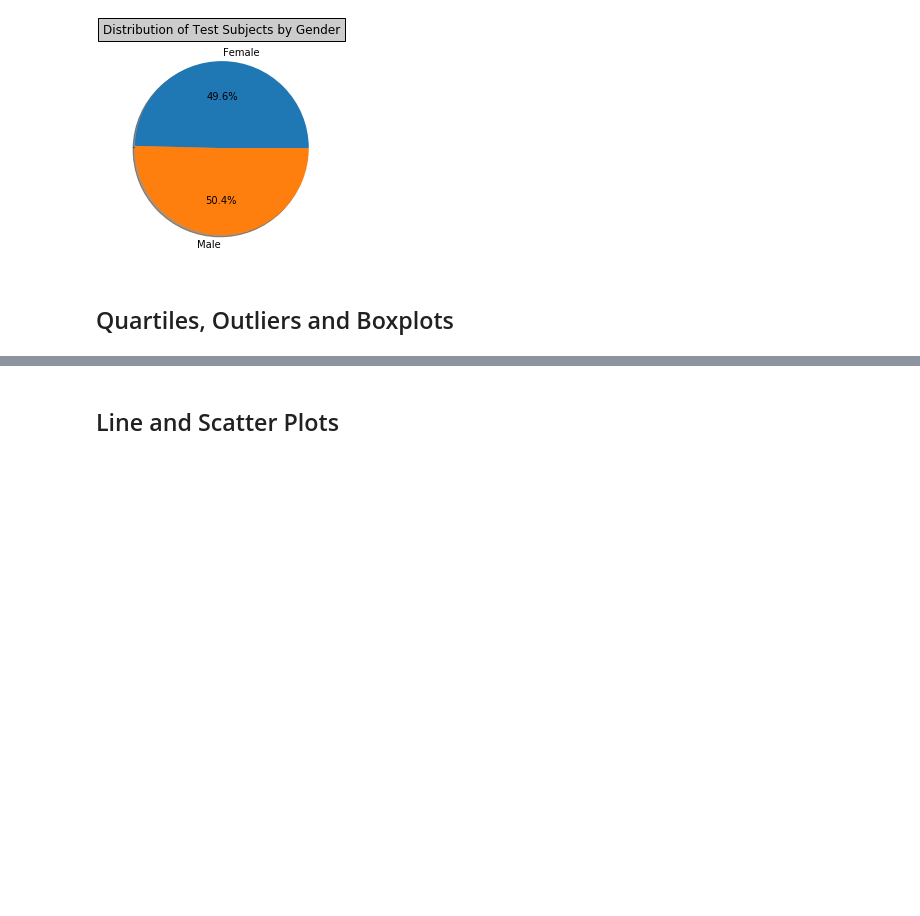
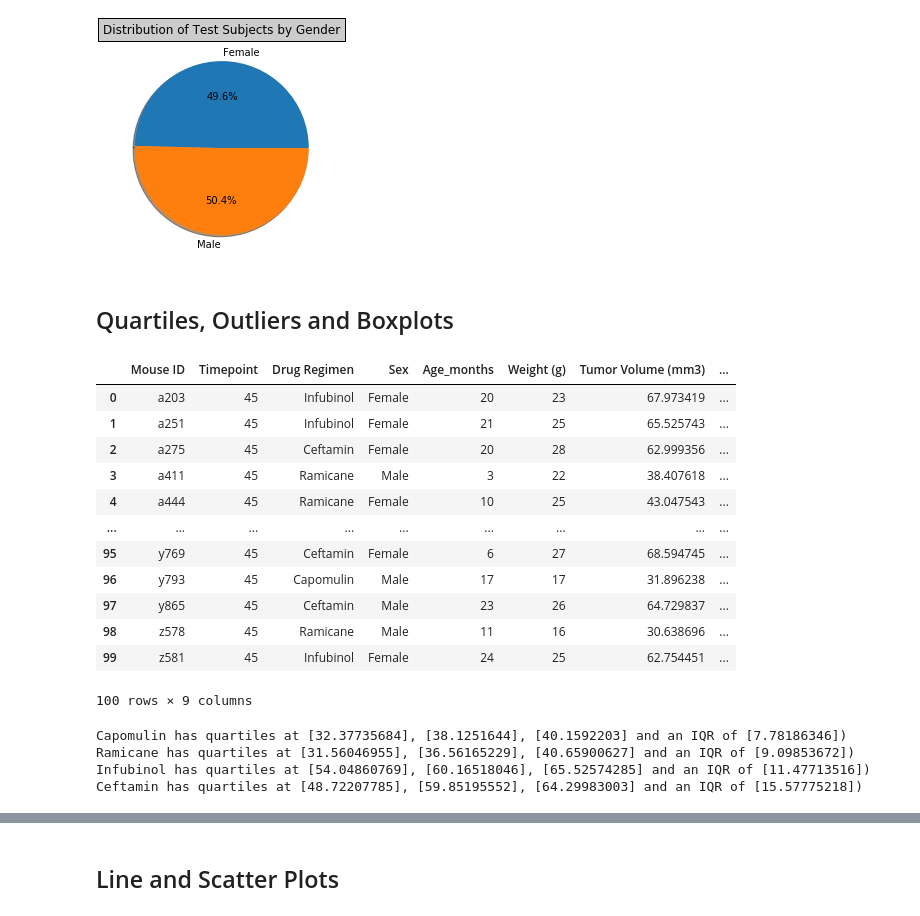
Before and after one commit to DataNinjaPrincess/matplotlib-challenge, a Jupyter notebook: pymaceuticals.ipynb, the cells around one changed output, grey strips where cells are left out. Cells and saved outputs as stored; diff of their text form; code cells hidden in the pictures; blank space fills up the shorter version.

```diff
--- a/pymaceuticals.ipynb
+++ b/pymaceuticals.ipynb
@@ -205,10 +207,29 @@ plt.show()
 # %%
 # Calculate the final tumor volume of each mouse across four of the treatment regimens:
 # Capomulin, Ramicane, Infubinol, and Ceftamin
+SelectMice = CleanMice[CleanMice['Drug Regimen'].isin(['Capomulin', 'Ramicane', 'Infubinol', 'Ceftamin'])]
+SelectMice
 
 # Start by getting the last (greatest) timepoint for each mouse
-
+LastTime = pd.DataFrame(SelectMice.groupby(["Mouse ID"])["Timepoint"].max())
+LastTime
 
 # Merge this group df with the original dataframe to get the tumor volume at the last timepoint
+LastSize= pd.merge(LastTime, SelectMice, on=["Mouse ID", "Timepoint"], how="left")
+LastSize
+# %% [output]
+|  | Mouse ID | Timepoint | Drug Regimen | Sex | Age_months | Weight (g) | Tumor Volume (mm3) | ... |
+| 0 | a203 | 45 | Infubinol | Female | 20 | 23 | 67.973419 | ... |
+| 1 | a251 | 45 | Infubinol | Female | 21 | 25 | 65.525743 | ... |
+| 2 | a275 | 45 | Ceftamin | Female | 20 | 28 | 62.999356 | ... |
+| 3 | a411 | 45 | Ramicane | Male | 3 | 22 | 38.407618 | ... |
+| 4 | a444 | 45 | Ramicane | Female | 10 | 25 | 43.047543 | ... |
+| ... | ... | ... | ... | ... | ... | ... | ... | ... |
+| 95 | y769 | 45 | Ceftamin | Female | 6 | 27 | 68.594745 | ... |
+| 96 | y793 | 45 | Capomulin | Male | 17 | 17 | 31.896238 | ... |
+| 97 | y865 | 45 | Ceftamin | Male | 23 | 26 | 64.729837 | ... |
+| 98 | z578 | 45 | Ramicane | Male | 11 | 16 | 30.638696 | ... |
+| 99 | z581 | 45 | Infubinol | Female | 24 | 25 | 62.754451 | ... |
+100 rows × 9 columns
 # %%
 # Put treatments into a list for for loop (and later for plot labels)
@@ -231,0 +257,33 @@ plt.show()
+# %%
+# Calculate the IQR
+TumVolCap.sort()
+CapQ1 = np.percentile(TumVolCap, [25])
+CapQ2 = np.percentile(TumVolCap, [50])
+CapQ3 = np.percentile(TumVolCap, [75])
+CapIQR = CapQ3 - CapQ1
+
+RamQ1 = np.percentile(TumVolRam, [25])
+RamQ2 = np.percentile(TumVolRam, [50])
+RamQ3 = np.percentile(TumVolRam, [75])
+RamIQR = RamQ3 - RamQ1
+
+InfQ1 = np.percentile(TumVolInf, [25])
+InfQ2 = np.percentile(TumVolInf, [50])
+InfQ3 = np.percentile(TumVolInf, [75])
+InfIQR = InfQ3 - InfQ1
+
+CefQ1 = np.percentile(TumVolCef, [25])
+CefQ2 = np.percentile(TumVolCef, [50])
+CefQ3 = np.percentile(TumVolCef, [75])
+CefIQR = CefQ3 - CefQ1
+
+
+print(f'Capomulin has quartiles at {CapQ1}, {CapQ2}, {CapQ3} and an IQR of {CapIQR})')
+print(f'Ramicane has quartiles at {RamQ1}, {RamQ2}, {RamQ3} and an IQR of {RamIQR})')
+print(f'Infubinol has quartiles at {InfQ1}, {InfQ2}, {InfQ3} and an IQR of {InfIQR})')
+print(f'Ceftamin has quartiles at {CefQ1}, {CefQ2}, {CefQ3} and an IQR of {CefIQR})')
+# %% [output]
+Capomulin has quartiles at [32.37735684], [38.1251644], [40.1592203] and an IQR of [7.78186346])
+Ramicane has quartiles at [31.56046955], [36.56165229], [40.65900627] and an IQR of [9.09853672])
+Infubinol has quartiles at [54.04860769], [60.16518046], [65.52574285] and an IQR of [11.47713516])
+Ceftamin has quartiles at [48.72207785], [59.85195552], [64.29983003] and an IQR of [15.57775218])
```
Also changed, not shown: parts of 9 cells of this notebook.
